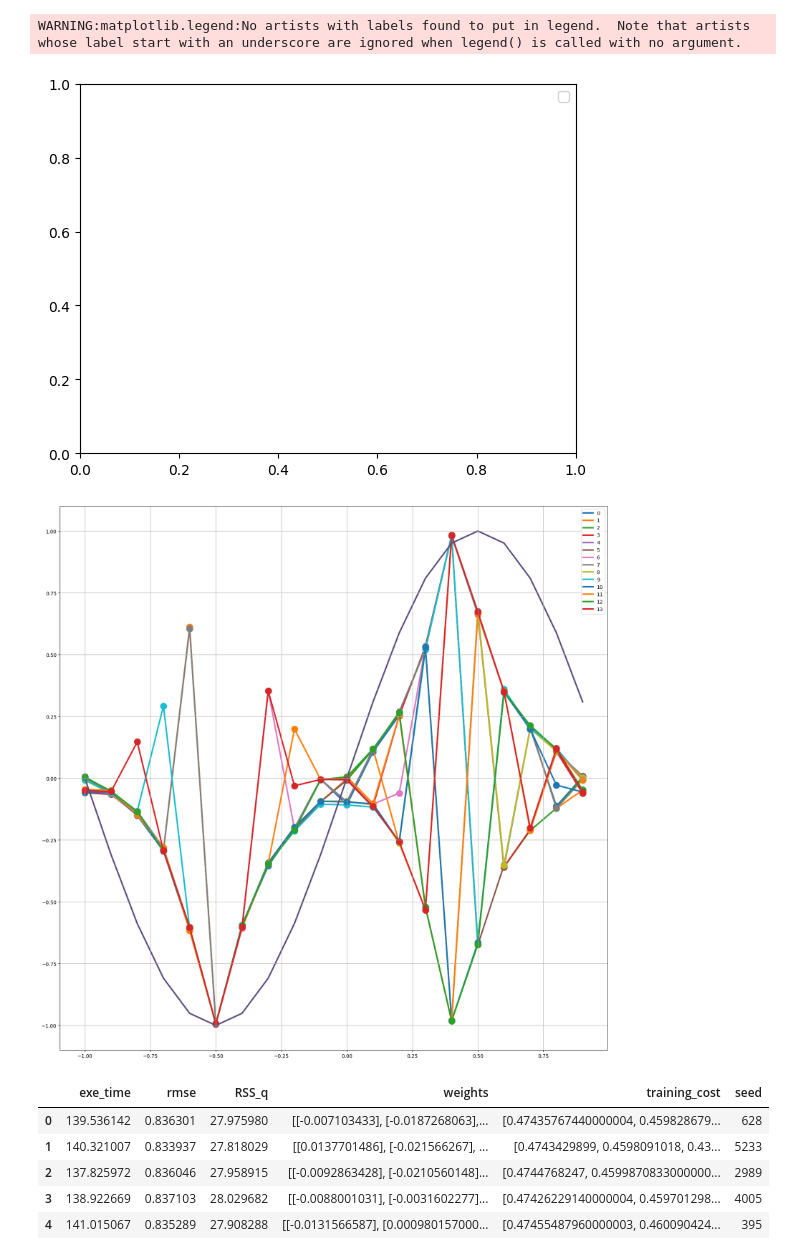
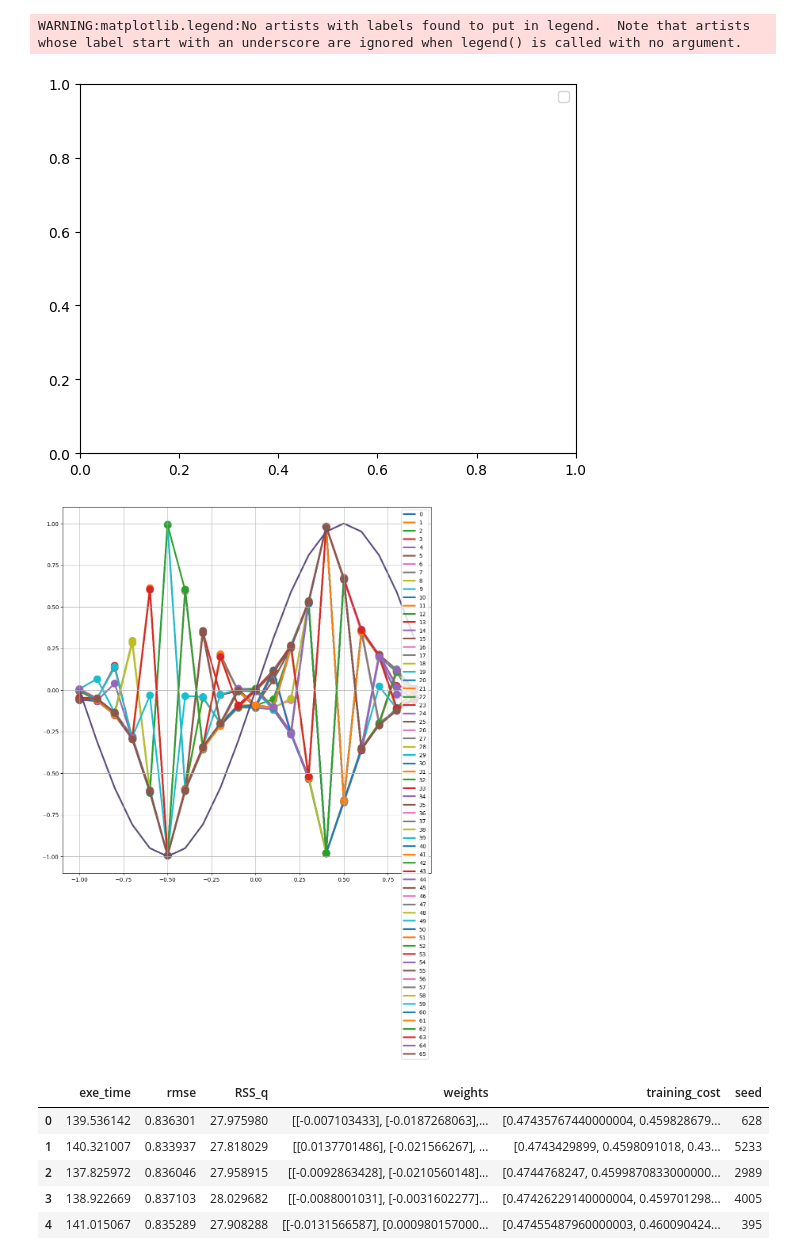
Before and after one commit to inajetovic/Variational-Quantum-Splines, a Jupyter notebook: vi_res_vqs.ipynb, the cells around one changed output. Saved outputs shown, nothing was run; the diff lists cells and outputs as text; code cells hidden in the pictures.

```diff
--- a/vi_res_vqs.ipynb
+++ b/vi_res_vqs.ipynb
@@ -15,10 +15,10 @@ step = (1-(-1))/n_step
 label = 'sin'
 func_out = {'sigmoid': sigmoid,'tanh': tanh,'elu': elu, 'relu': relu, 'sin':sin_o}
 func_list = list(func_out.keys())
-func_dict = {'sigmoid': .0,'tanh': 1.0,'elu':.12, 'relu':.0, 'sin':1}
+func_dict = {'sigmoid': .0,'tanh': 1.0,'elu':.0, 'relu':.0, 'sin':1}
 columns=['function', 'nq', 'knot', 'training cost', 'time(s)', 'weights', 'RSS_h', 'RSS_q' ]
 
-file_path = f'tmp/results_vqs_{label}_{n_step}.json'
+file_path = f'results/results_vqs_{label}_1_{n_step}.json'
 
 lower = -1.
 upper = 1.
@@ -55,7 +55,7 @@ for i in range(1, len(x)):
 ######### Inner Product #########
 #################################
 
-plt.figure(figsize=(20,20))
+plt.figure(figsize=(12,12))
 for j,a in enumerate(df["weights"]):
     weights = a
     qc_full = []
@@ -72,34 +72,34 @@ for j,a in enumerate(df["weights"]):
 
     x1=[i for j,i in enumerate(x) if j%2==0]
     y1=[i for j,i in enumerate(y) if j%2==0]
     qc_full1 = [i  for j,i in enumerate(qc_full) if j%2==0]
 
     x2 = np.array([i for i in x]).reshape([20,2])
     yeee = np.array([i.item() for i in qc_full]).reshape([20,2])
 
     #ax.axhline(0, color="#111111", zorder = -5)
 
     #ax.plot(x, qc_full, color='steelblue',label=' Qspline')
     #ax.scatter(x, qc_full, color='steelblue',label=' Qspline')
 
     #for xk, yk in zip(x2, yeee):
     #    ax.plot(xk, yk, zorder = 1,color='#33cc33')
     #    ax.scatter(xk, yk, zorder=2,color='#008000')
     colorl = '#7a0632'
     colors = '#a01a58'
     plt.plot(x1,qc_full1, zorder = -1,lw=3,label=j)
     plt.scatter(x1,qc_full1, zorder = -1, linewidths=8)
 
     plt.grid(zorder=-3)
 plt.plot(x1,y1, zorder = -1, color = '#5c4d7d',linewidth=3, )
 
 plt.legend(loc='best')
 plt.show()
 plt.close()
 # %% [output]
 WARNING:matplotlib.legend:No artists with labels found to put in legend.  Note that artists whose label start with an underscore are ignored when legend() is called with no argument.
 [figure]
-[figure, old version]
+[figure, new version]
 # %%
 df.head()
 # %% [output]
```
Also changed, not shown: 36 other files.
